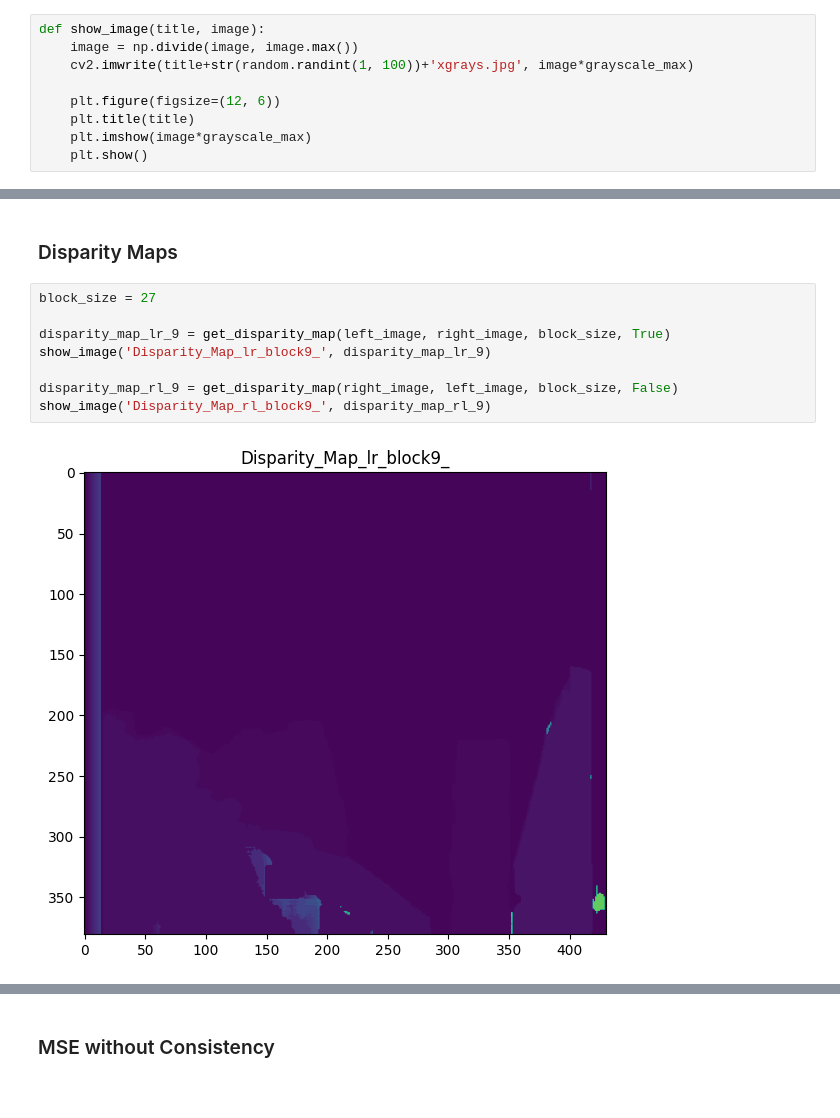
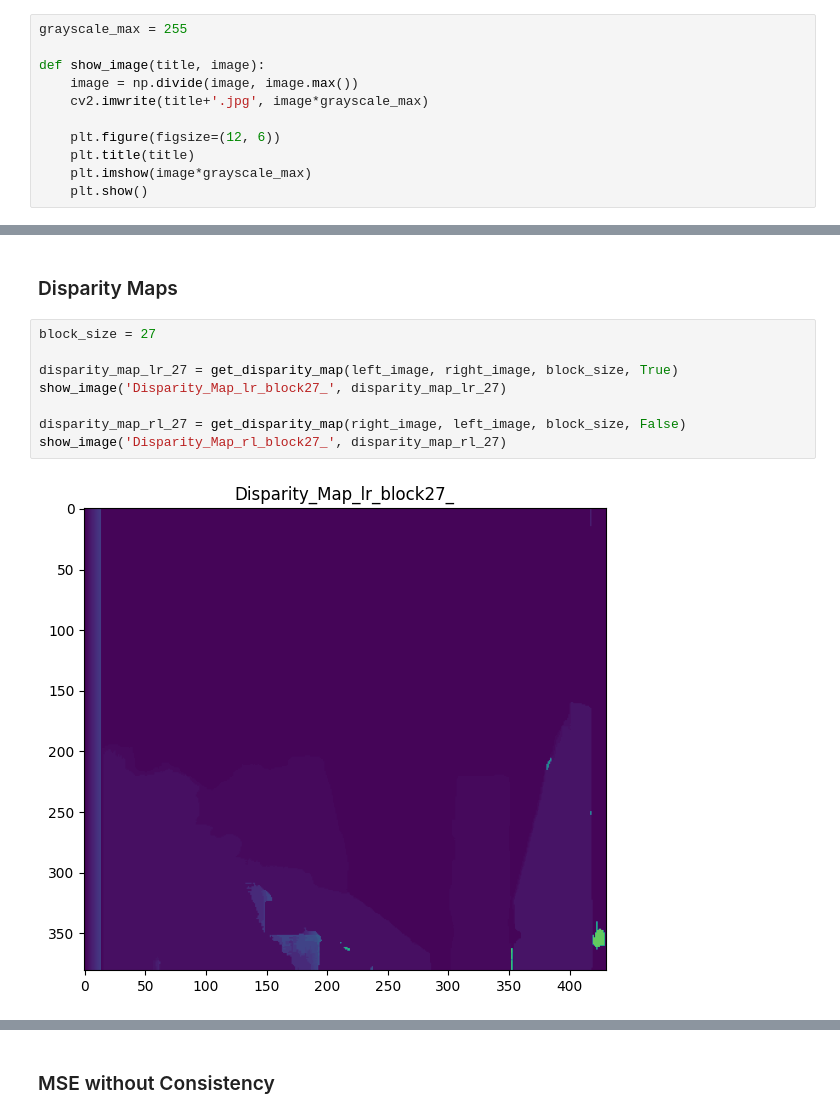
Before and after one commit to mehmet-ercan/ComputerVision, a Jupyter notebook: HW3/Homework3_244201001033_AKCAN_ERCAN.ipynb, the cells around one changed output, grey strips where cells are left out. Saved outputs shown, nothing was run; the diff lists cells and outputs as text.

```diff
--- a/HW3/Homework3_244201001033_AKCAN_ERCAN.ipynb
+++ b/HW3/Homework3_244201001033_AKCAN_ERCAN.ipynb
@@ -10,7 +7,9 @@ grayscale_max = 255
 # %%
+grayscale_max = 255
+
 def show_image(title, image):
     image = np.divide(image, image.max())
-    cv2.imwrite(title+str(random.randint(1, 100))+'xgrays.jpg', image*grayscale_max)
+    cv2.imwrite(title+'.jpg', image*grayscale_max)
 
     plt.figure(figsize=(12, 6))
     plt.title(title)
@@ -95,10 +94,10 @@ ground_truth_2 = cv2.imread('docs/barn2/disp6.pgm', cv2.IMREAD_GRAYSCALE)
 # %%
 block_size = 27
 
-disparity_map_lr_9 = get_disparity_map(left_image, right_image, block_size, True)
-show_image('Disparity_Map_lr_block9_', disparity_map_lr_9)
+disparity_map_lr_27 = get_disparity_map(left_image, right_image, block_size, True)
+show_image('Disparity_Map_lr_block27_', disparity_map_lr_27)
 
-disparity_map_rl_9 = get_disparity_map(right_image, left_image, block_size, False)
-show_image('Disparity_Map_rl_block9_', disparity_map_rl_9)
+disparity_map_rl_27 = get_disparity_map(right_image, left_image, block_size, False)
+show_image('Disparity_Map_rl_block27_', disparity_map_rl_27)
 # %% [output]
-[figure, old version]
+[figure, new version]
```
Also changed, not shown: parts of 5 cells of this notebook, 3 other files.
